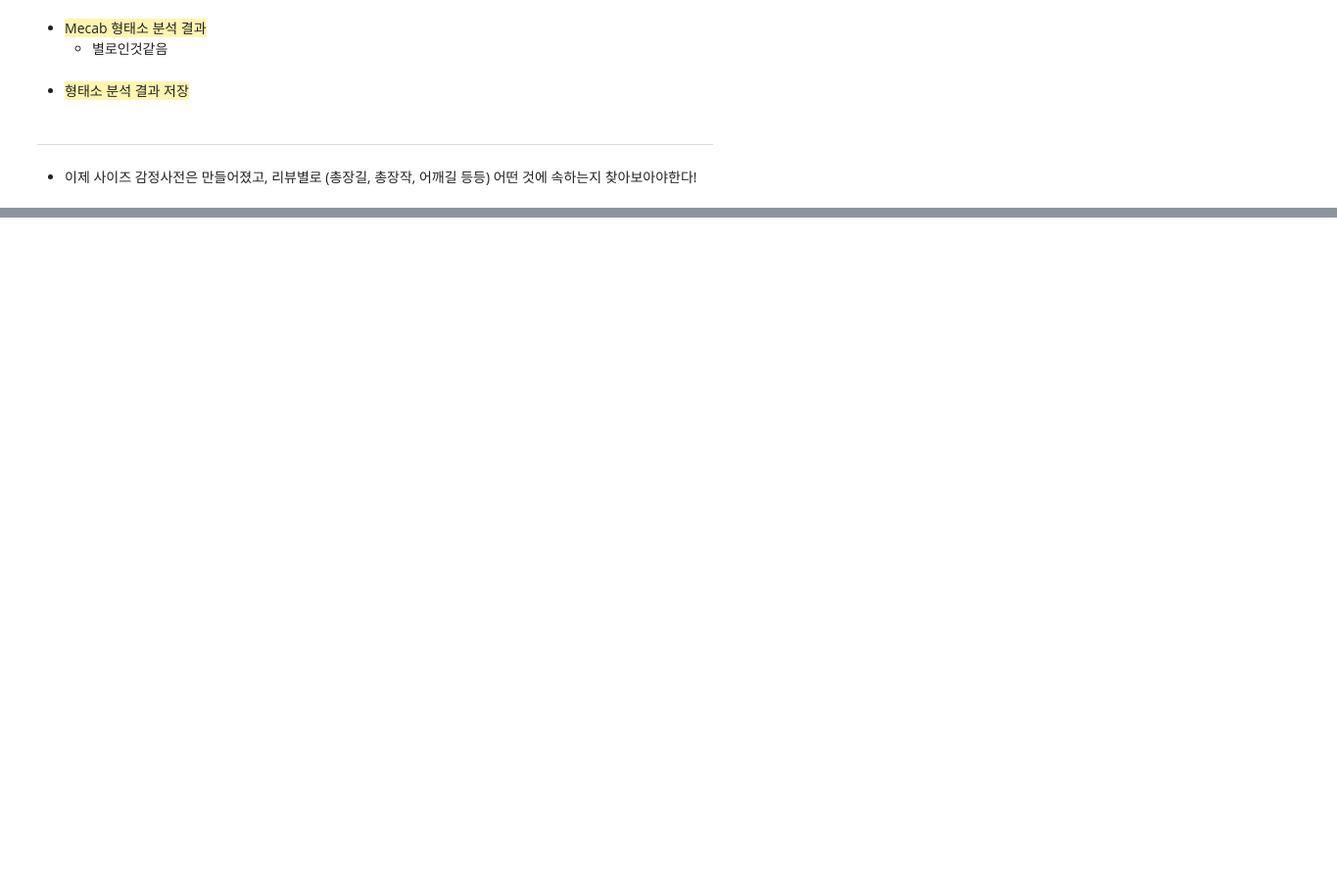
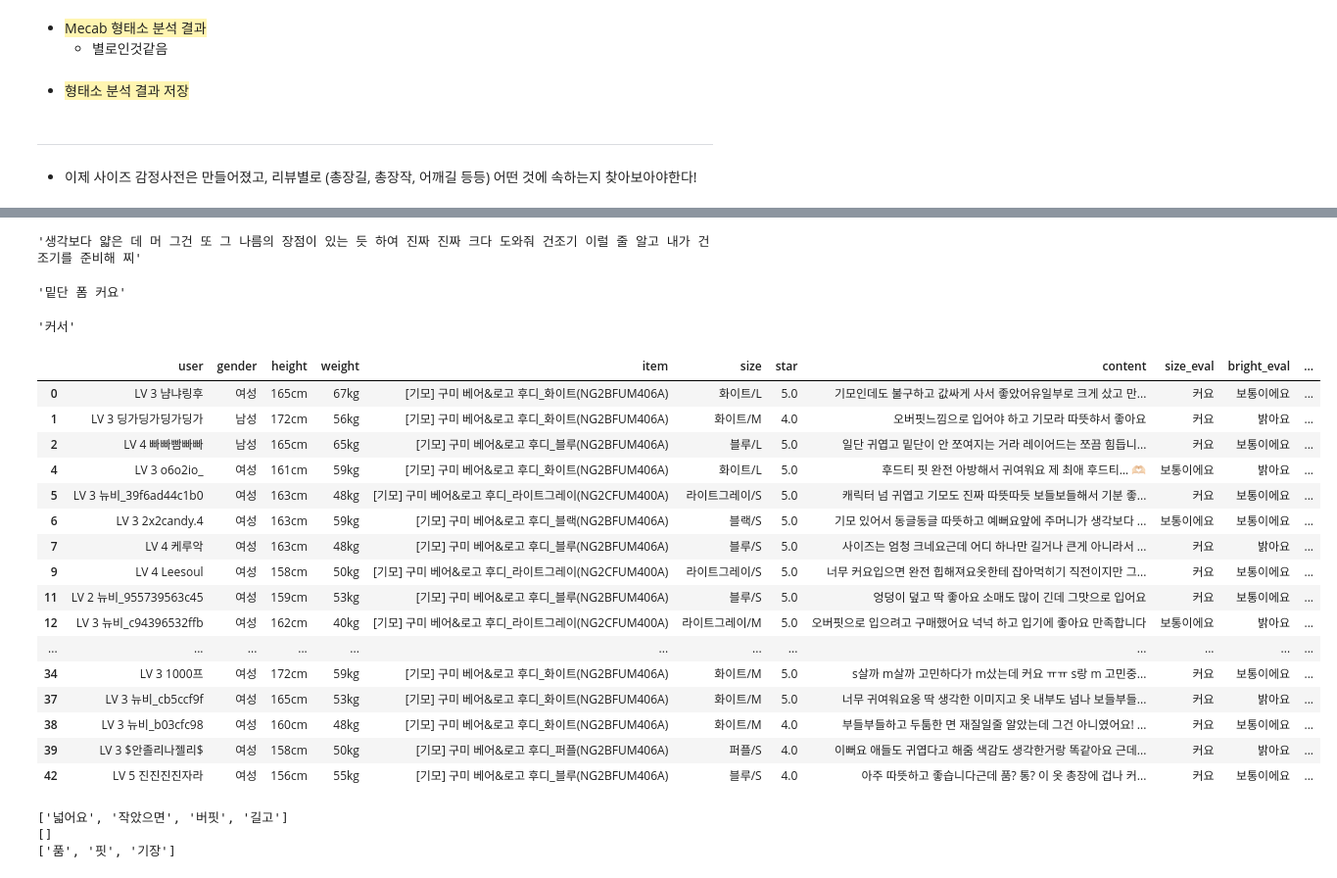
Before and after one commit to Park-taenam/BOAZ, a Jupyter notebook: dajeong/Crawling/Review_NLP.ipynb, the cells around one changed output, grey strips where cells are left out. Shown at 98% size. Drawn from its saved outputs; the diff is of its cells as text; code cells hidden in the pictures; blank space fills up the shorter version.

Commit message:
230112 Review NLP Ing

```diff
--- a/dajeong/Crawling/Review_NLP.ipynb
+++ b/dajeong/Crawling/Review_NLP.ipynb
@@ -723,0 +740,32 @@ dfno.iloc[big_where,:]
+# %%
+ex.iloc[17,:]['review']
+# %% [output]
+'생각보다 얇은 데 머 그건 또 그 나름의 장점이 있는 듯 하여 진짜 진짜 크다 도와줘 건조기 이럴 줄 알고 내가 건조기를 준비해 찌'
+# %%
+' '.join(exwant)
+# %% [output]
+'밑단 폼 커요'
+# %%
+' '.join(exwant).split(list(set(exwant).intersection(set(size_what)))[0],1)[1].strip().split(' ')[0]
+# %% [output]
+'커서'
+# %%
+sizedf.head(30)
+# %% [output]
+|  | user | gender | height | weight | item | size | star | content | size_eval | bright_eval | ... |
+| 0 | LV 3 냠냐링후 | 여성 | 165cm | 67kg | [기모] 구미 베어&로고 후디_화이트(NG2BFUM406A) | 화이트/L | 5.0 | 기모인데도 불구하고 값싸게 사서 좋았어유일부로 크게 샀고 만... | 커요 | 보통이에요 | ... |
+| 1 | LV 3 딩가딩가딩가딩가 | 남성 | 172cm | 56kg | [기모] 구미 베어&로고 후디_화이트(NG2BFUM406A) | 화이트/M | 4.0 | 오버핏느낌으로 입어야 하고 기모라 따뜻햐서 좋아요 | 커요 | 밝아요 | ... |
+| 2 | LV 4 빠빠빰빠빠 | 남성 | 165cm | 65kg | [기모] 구미 베어&로고 후디_블루(NG2BFUM406A) | 블루/L | 5.0 | 일단 귀엽고 밑단이 안 쪼여지는 거라 레이어드는 쪼끔 힘듭니... | 커요 | 보통이에요 | ... |
+| 4 | LV 3 o6o2io_ | 여성 | 161cm | 59kg | [기모] 구미 베어&로고 후디_화이트(NG2BFUM406A) | 화이트/L | 5.0 | 후드티 핏 완전 아방해서 귀여워요 제 최애 후드티… 🫶🏻 | 보통이에요 | 밝아요 | ... |
+| 5 | LV 3 뉴비_39f6ad44c1b0 | 여성 | 163cm | 48kg | [기모] 구미 베어&로고 후디_라이트그레이(NG2CFUM400A) | 라이트그레이/S | 5.0 | 캐릭터 넘 귀엽고 기모도 진짜 따뜻따듯 보들보들해서 기분 좋... | 커요 | 보통이에요 | ... |
+| 6 | LV 3 2x2candy.4 | 여성 | 163cm | 59kg | [기모] 구미 베어&로고 후디_블랙(NG2BFUM406A) | 블랙/S | 5.0 | 기모 있어서 동글동글 따뜻하고 예뻐요앞에 주머니가 생각보다 ... | 보통이에요 | 보통이에요 | ... |
+| 7 | LV 4 케루악 | 여성 | 163cm | 48kg | [기모] 구미 베어&로고 후디_블루(NG2BFUM406A) | 블루/S | 5.0 | 사이즈는 엄청 크네요근데 어디 하나만 길거나 큰게 아니라서 ... | 커요 | 밝아요 | ... |
+| 9 | LV 4 Leesoul | 여성 | 158cm | 50kg | [기모] 구미 베어&로고 후디_라이트그레이(NG2CFUM400A) | 라이트그레이/S | 5.0 | 너무 커요입으면 완전 힙해져요옷한테 잡아먹히기 직전이지만 그... | 커요 | 보통이에요 | ... |
+| 11 | LV 2 뉴비_955739563c45 | 여성 | 159cm | 53kg | [기모] 구미 베어&로고 후디_블루(NG2BFUM406A) | 블루/S | 5.0 | 엉덩이 덮고 딱 좋아요 소매도 많이 긴데 그맛으로 입어요 | 커요 | 보통이에요 | ... |
+| 12 | LV 3 뉴비_c94396532ffb | 여성 | 162cm | 40kg | [기모] 구미 베어&로고 후디_라이트그레이(NG2CFUM400A) | 라이트그레이/M | 5.0 | 오버핏으로 입으려고 구매했어요 넉넉 하고 입기에 좋아요 만족합니다 | 보통이에요 | 밝아요 | ... |
+| ... | ... | ... | ... | ... | ... | ... | ... | ... | ... | ... | ... |
+| 34 | LV 3 1000프 | 여성 | 172cm | 59kg | [기모] 구미 베어&로고 후디_화이트(NG2BFUM406A) | 화이트/M | 5.0 | s살까 m살까 고민하다가 m샀는데 커요 ㅠㅠ s랑 m 고민중... | 커요 | 보통이에요 | ... |
+| 37 | LV 3 뉴비_cb5ccf9f | 여성 | 165cm | 53kg | [기모] 구미 베어&로고 후디_화이트(NG2BFUM406A) | 화이트/M | 5.0 | 너무 귀여워요옹 딱 생각한 이미지고 옷 내부도 넘나 보들부들... | 커요 | 밝아요 | ... |
+| 38 | LV 3 뉴비_b03cfc98 | 여성 | 160cm | 48kg | [기모] 구미 베어&로고 후디_화이트(NG2BFUM406A) | 화이트/M | 4.0 | 부들부들하고 두툼한 면 재질일줄 알았는데 그건 아니였어요! ... | 커요 | 보통이에요 | ... |
+| 39 | LV 3 $안졸리나젤리$ | 여성 | 158cm | 50kg | [기모] 구미 베어&로고 후디_퍼플(NG2BFUM406A) | 퍼플/S | 4.0 | 이뻐요 애들도 귀엽다고 해줌 색감도 생각한거랑 똑같아요 근데... | 커요 | 밝아요 | ... |
+| 42 | LV 5 진진진진자라 | 여성 | 156cm | 55kg | [기모] 구미 베어&로고 후디_블루(NG2BFUM406A) | 블루/S | 4.0 | 아주 따뜻하고 좋습니다근데 품? 통? 이 옷 총장에 겁나 커... | 커요 | 보통이에요 | ... |
@@ -723,0 +777,8 @@ dfno.iloc[big_where,:]
+# %%
+print(list(set(exwant).intersection(set(size_big))))
+print(list(set(exwant).intersection(set(size_small))))
+print(list(set(exwant).intersection(set(size_what))))
+# %% [output]
+['넓어요', '작았으면', '버핏', '길고']
+[]
+['품', '핏', '기장']
```
Also changed, not shown: parts of 22 cells of this notebook.
